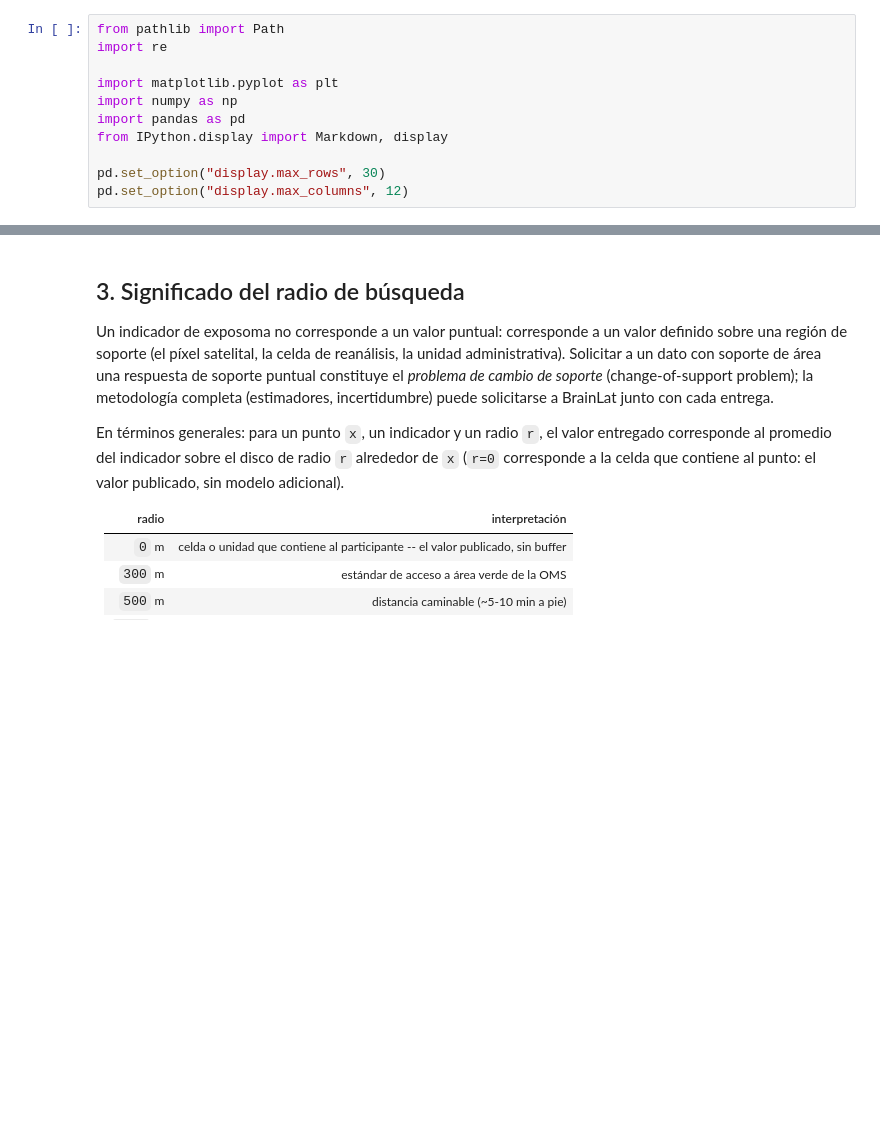
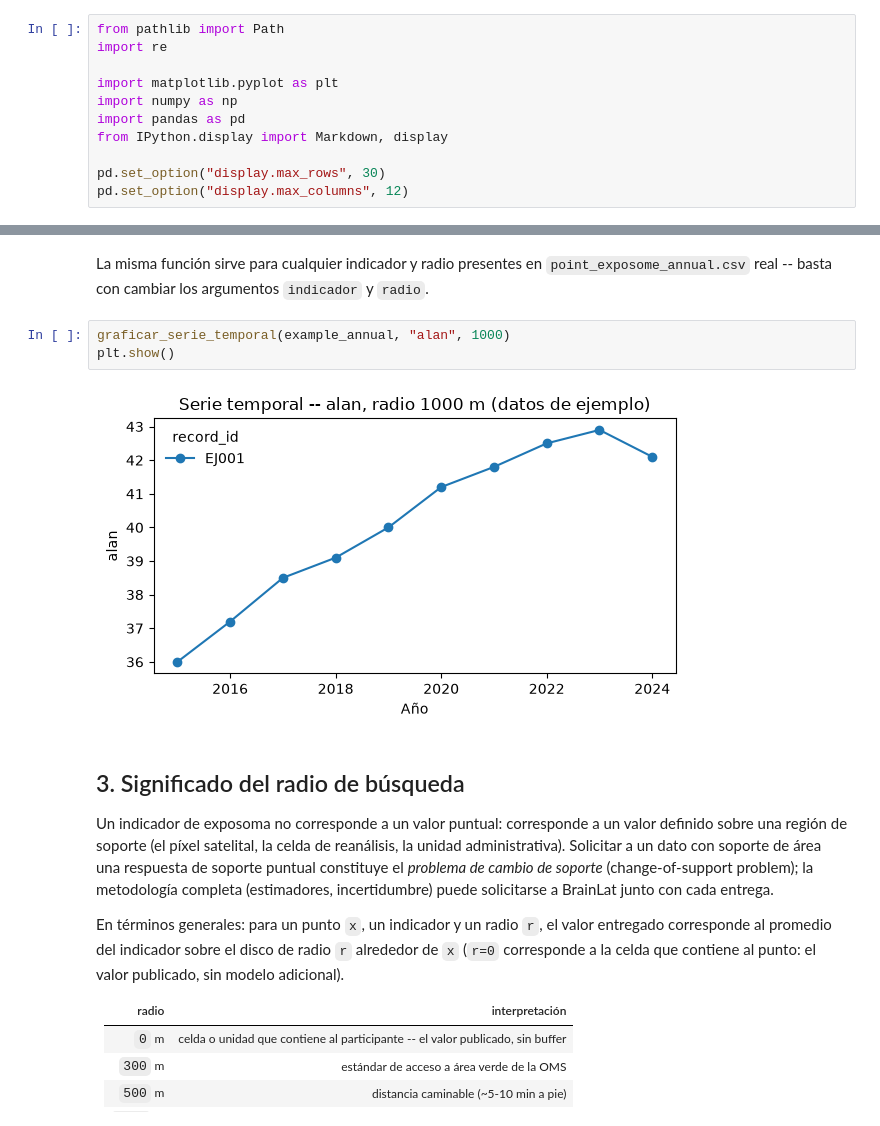
Before and after one commit to Bastian963/gemma-redlat-tutorial, a Jupyter notebook: gemma_redlat_tutorial.ipynb, the cells around one changed output, grey strips where cells are left out. Cells and saved outputs as stored; diff of their text form; blank space fills up the shorter version.

```diff
--- a/gemma_redlat_tutorial.ipynb
+++ b/gemma_redlat_tutorial.ipynb
@@ -191,3 +229,12 @@ Name: value, dtype: float64
+# %% [markdown]
+La misma función sirve para cualquier indicador y radio presentes en
+`point_exposome_annual.csv` real -- basta con cambiar los argumentos
+`indicador` y `radio`.
+# %%
+graficar_serie_temporal(example_annual, "alan", 1000)
+plt.show()
+# %% [output]
+[figure, added]
 # %% [markdown]
 ## 3. Significado del radio de búsqueda
 
```
Also changed, not shown: parts of 8 cells of this notebook.
